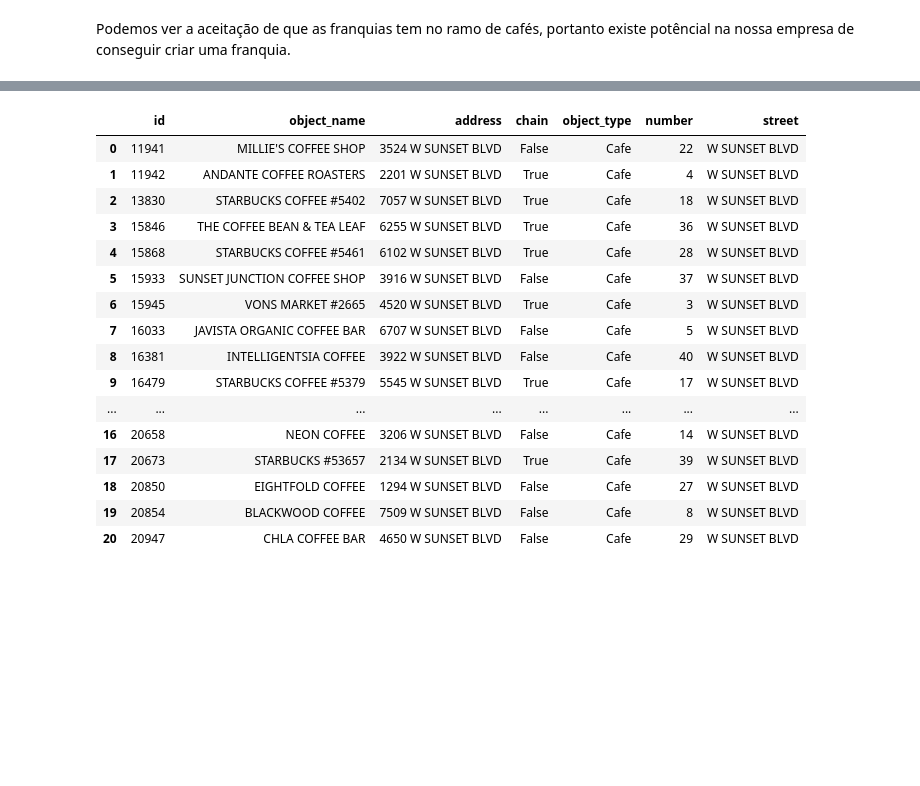
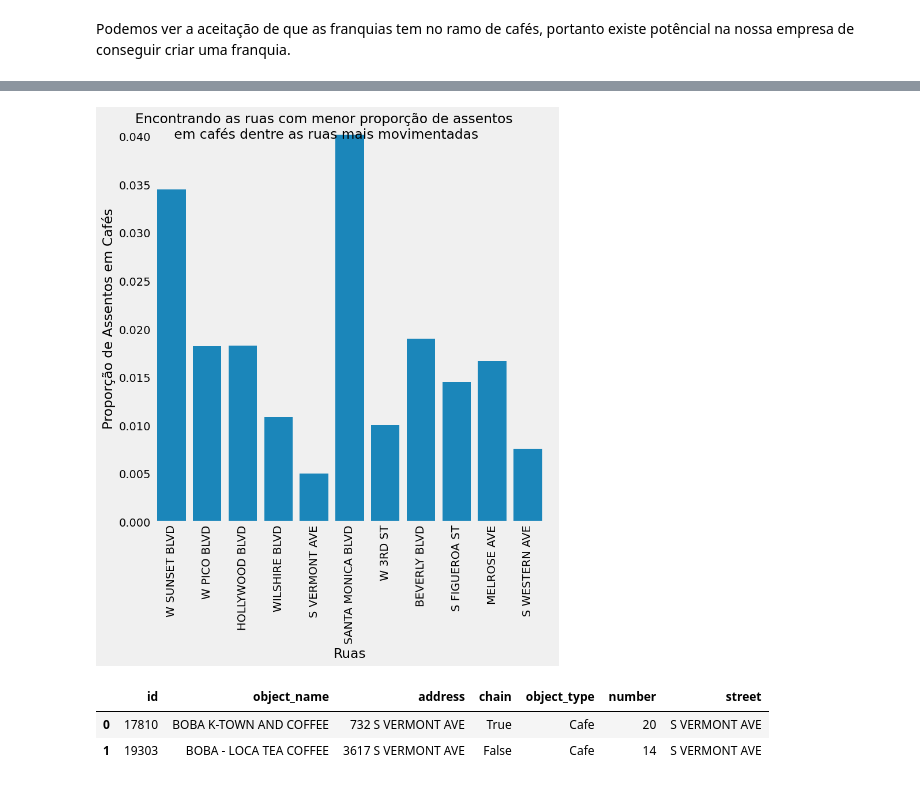
Before and after one commit to gustavoquareli/projeto_S10, a Jupyter notebook: notebook.ipynb, the cells around one changed output, grey strips where cells are left out. Drawn from its saved outputs; the diff is of its cells as text; code cells hidden in the pictures; blank space fills up the shorter version.

```diff
--- a/notebook.ipynb
+++ b/notebook.ipynb
@@ -282,22 +329,28 @@ Isso significa que é a rua com mais movimento de pessoas, um café que serve co
+# %%
+#criando o gráfico
+plt.style.use('fivethirtyeight')
+g = sns.catplot(data=proportion, x='street', y='number', kind='bar', height=8)
+
+#nomeando o gráfico
+g.set_axis_labels("Ruas", "Proporção de Assentos em Cafés")
+g.fig.suptitle("Encontrando as ruas com menor proporção de assentos\n em cafés dentre as ruas mais movimentadas")
+
+#retirar o gride do gráfico
+for ax in g.axes.flat:
+    ax.grid(False)
+
+#rotacionar o eixo x
+plt.xticks(rotation=90)
+
+#apresentar gráfico
+plt.show()
+# %% [output]
+[figure, added]
 # %%
 #filtrando os dados apenas da rua escolhida
-cafe_filtered = cafe[cafe['street']=='W SUNSET BLVD'].reset_index(drop=True)
+cafe_filtered = cafe[cafe['street']=='S VERMONT AVE'].reset_index(drop=True)
 cafe_filtered
 # %% [output]
 |  | id | object_name | address | chain | object_type | number | street |
-| 0 | 11941 | MILLIE'S COFFEE SHOP | 3524 W SUNSET BLVD | False | Cafe | 22 | W SUNSET BLVD |
-| 1 | 11942 | ANDANTE COFFEE ROASTERS | 2201 W SUNSET BLVD | True | Cafe | 4 | W SUNSET BLVD |
-| 2 | 13830 | STARBUCKS COFFEE #5402 | 7057 W SUNSET BLVD | True | Cafe | 18 | W SUNSET BLVD |
-| 3 | 15846 | THE COFFEE BEAN & TEA LEAF | 6255 W SUNSET BLVD | True | Cafe | 36 | W SUNSET BLVD |
-| 4 | 15868 | STARBUCKS COFFEE #5461 | 6102 W SUNSET BLVD | True | Cafe | 28 | W SUNSET BLVD |
-| 5 | 15933 | SUNSET JUNCTION COFFEE SHOP | 3916 W SUNSET BLVD | False | Cafe | 37 | W SUNSET BLVD |
-| 6 | 15945 | VONS MARKET #2665 | 4520 W SUNSET BLVD | True | Cafe | 3 | W SUNSET BLVD |
-| 7 | 16033 | JAVISTA ORGANIC COFFEE BAR | 6707 W SUNSET BLVD | False | Cafe | 5 | W SUNSET BLVD |
-| 8 | 16381 | INTELLIGENTSIA COFFEE | 3922 W SUNSET BLVD | False | Cafe | 40 | W SUNSET BLVD |
-| 9 | 16479 | STARBUCKS COFFEE #5379 | 5545 W SUNSET BLVD | True | Cafe | 17 | W SUNSET BLVD |
-| ... | ... | ... | ... | ... | ... | ... | ... |
-| 16 | 20658 | NEON COFFEE | 3206 W SUNSET BLVD | False | Cafe | 14 | W SUNSET BLVD |
-| 17 | 20673 | STARBUCKS #53657 | 2134 W SUNSET BLVD | True | Cafe | 39 | W SUNSET BLVD |
-| 18 | 20850 | EIGHTFOLD COFFEE | 1294 W SUNSET BLVD | False | Cafe | 27 | W SUNSET BLVD |
-| 19 | 20854 | BLACKWOOD COFFEE | 7509 W SUNSET BLVD | False | Cafe | 8 | W SUNSET BLVD |
-| 20 | 20947 | CHLA COFFEE BAR | 4650 W SUNSET BLVD | False | Cafe | 29 | W SUNSET BLVD |
+| 0 | 17810 | BOBA K-TOWN AND COFFEE | 732 S VERMONT AVE | True | Cafe | 20 | S VERMONT AVE |
+| 1 | 19303 | BOBA - LOCA TEA COFFEE | 3617 S VERMONT AVE | False | Cafe | 14 | S VERMONT AVE |
```
Also changed, not shown: parts of 16 cells of this notebook, 3 other files.
